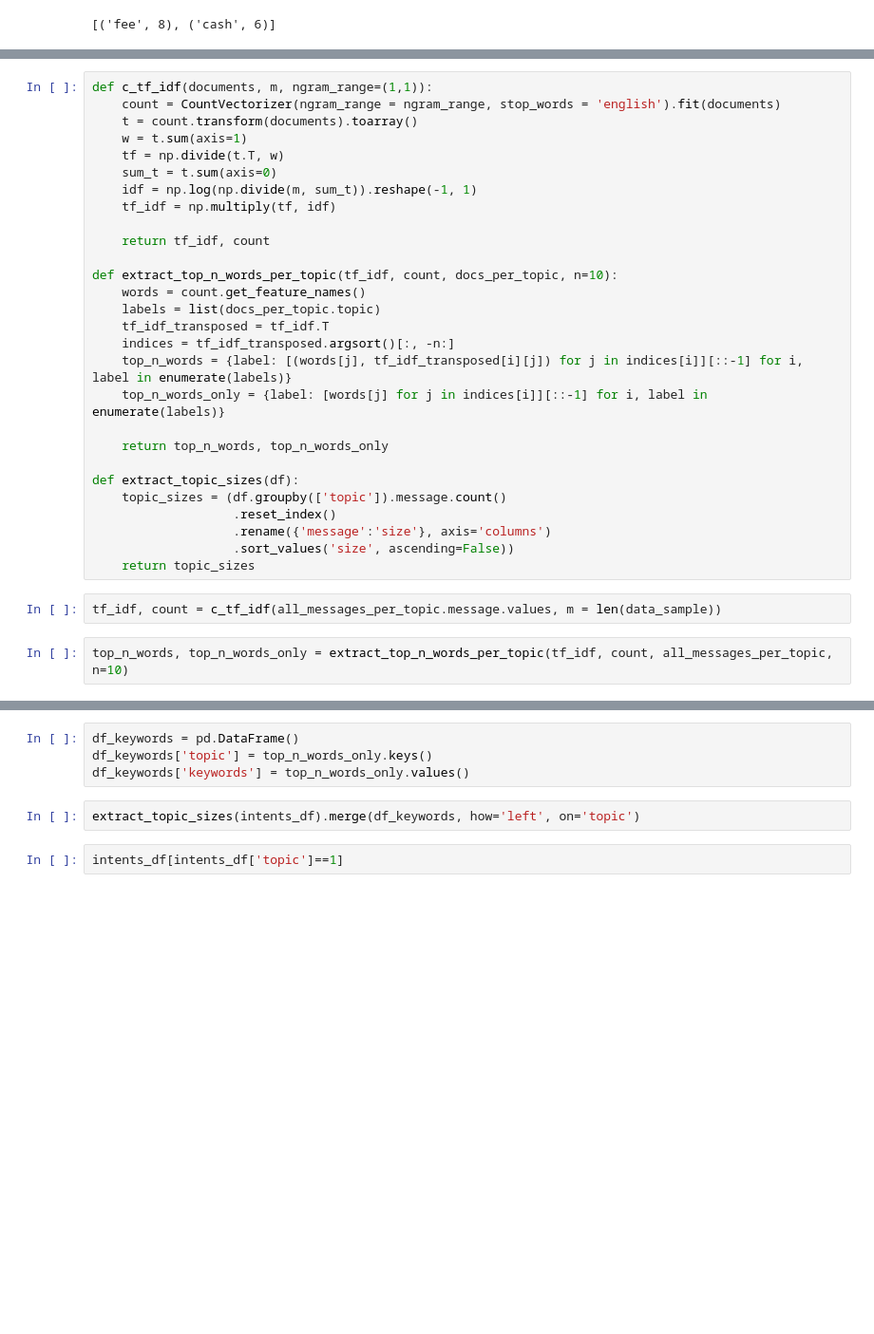
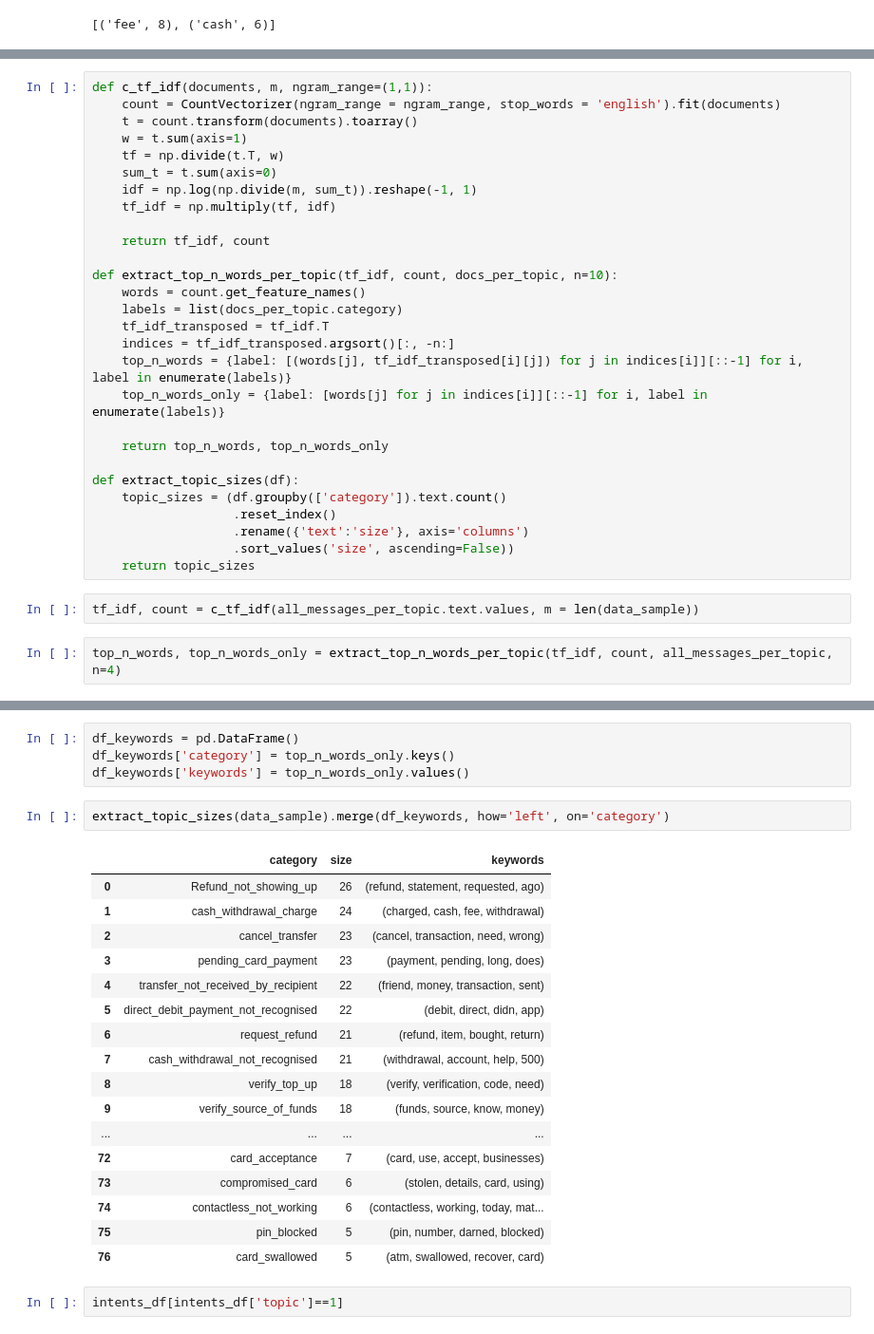
Before and after one commit to dborrelli/chat-intents, a Jupyter notebook: notebooks/06-label-intents.ipynb, the cells around one changed output, grey strips where cells are left out. Shown: that part at 95% size. Saved outputs shown, nothing was run; the diff lists cells and outputs as text; blank space fills up the shorter version.

```diff
--- a/notebooks/06-label-intents.ipynb
+++ b/notebooks/06-label-intents.ipynb
@@ -133,7 +220,7 @@ def c_tf_idf(documents, m, ngram_range=(1,1)):
 
 def extract_top_n_words_per_topic(tf_idf, count, docs_per_topic, n=10):
     words = count.get_feature_names()
-    labels = list(docs_per_topic.topic)
+    labels = list(docs_per_topic.category)
     tf_idf_transposed = tf_idf.T
     indices = tf_idf_transposed.argsort()[:, -n:]
     top_n_words = {label: [(words[j], tf_idf_transposed[i][j]) for j in indices[i]][::-1] for i, label in enumerate(labels)}
@@ -142,13 +229,13 @@ def extract_top_n_words_per_topic(tf_idf, count, docs_per_topic, n=10):
     return top_n_words, top_n_words_only
 
 def extract_topic_sizes(df):
-    topic_sizes = (df.groupby(['topic']).message.count()
+    topic_sizes = (df.groupby(['category']).text.count()
                    .reset_index()
-                   .rename({'message':'size'}, axis='columns')
+                   .rename({'text':'size'}, axis='columns')
                    .sort_values('size', ascending=False))
     return topic_sizes
 # %%
-tf_idf, count = c_tf_idf(all_messages_per_topic.message.values, m = len(data_sample))
+tf_idf, count = c_tf_idf(all_messages_per_topic.text.values, m = len(data_sample))
 # %%
-top_n_words, top_n_words_only = extract_top_n_words_per_topic(tf_idf, count, all_messages_per_topic, n=10)
+top_n_words, top_n_words_only = extract_top_n_words_per_topic(tf_idf, count, all_messages_per_topic, n=4)
 # %%
@@ -158,9 +250,27 @@ top_n_words[-1]
 # %%
 df_keywords = pd.DataFrame()
-df_keywords['topic'] = top_n_words_only.keys()
+df_keywords['category'] = top_n_words_only.keys()
 df_keywords['keywords'] = top_n_words_only.values()
 # %%
-extract_topic_sizes(intents_df).merge(df_keywords, how='left', on='topic')
+extract_topic_sizes(data_sample).merge(df_keywords, how='left', on='category')
+# %% [output]
+|  | category | size | keywords |
+| 0 | Refund_not_showing_up | 26 | (refund, statement, requested, ago) |
+| 1 | cash_withdrawal_charge | 24 | (charged, cash, fee, withdrawal) |
+| 2 | cancel_transfer | 23 | (cancel, transaction, need, wrong) |
+| 3 | pending_card_payment | 23 | (payment, pending, long, does) |
+| 4 | transfer_not_received_by_recipient | 22 | (friend, money, transaction, sent) |
+| 5 | direct_debit_payment_not_recognised | 22 | (debit, direct, didn, app) |
+| 6 | request_refund | 21 | (refund, item, bought, return) |
+| 7 | cash_withdrawal_not_recognised | 21 | (withdrawal, account, help, 500) |
+| 8 | verify_top_up | 18 | (verify, verification, code, need) |
+| 9 | verify_source_of_funds | 18 | (funds, source, know, money) |
+| ... | ... | ... | ... |
+| 72 | card_acceptance | 7 | (card, use, accept, businesses) |
+| 73 | compromised_card | 6 | (stolen, details, card, using) |
+| 74 | contactless_not_working | 6 | (contactless, working, today, mat... |
+| 75 | pin_blocked | 5 | (pin, number, darned, blocked) |
+| 76 | card_swallowed | 5 | (atm, swallowed, recover, card) |
 # %%
 intents_df[intents_df['topic']==1]
 # %%
```
Also changed, not shown: parts of 14 cells of this notebook, 1 other file.
